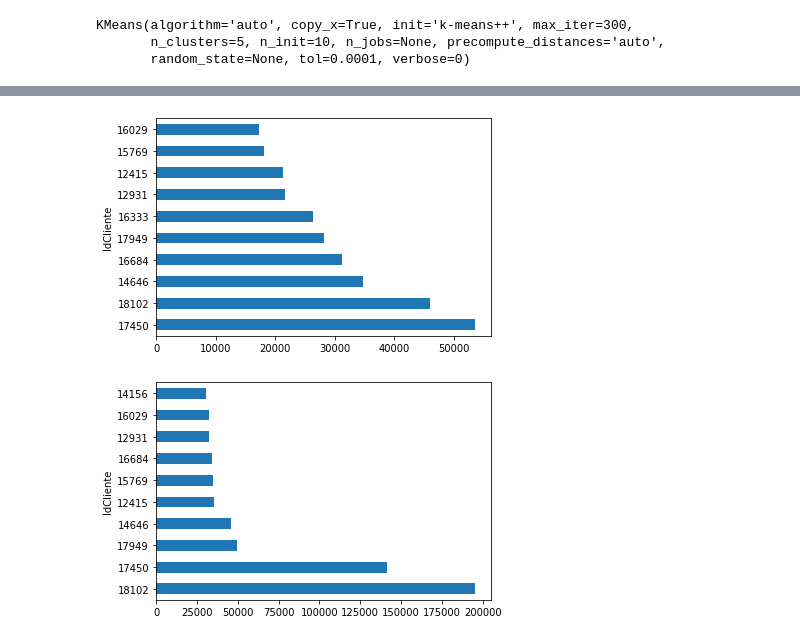
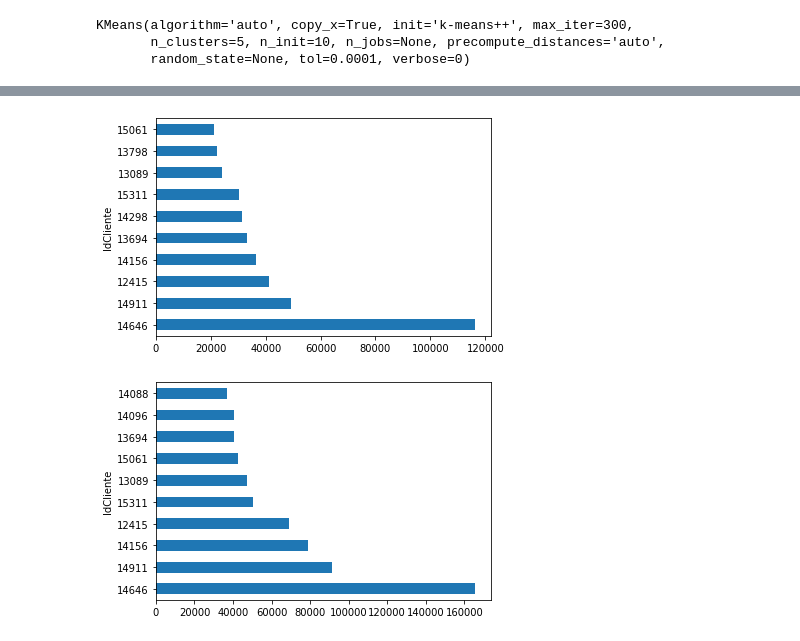
Before and after one commit to joaovictordds/Segmentacao_de_clientes, a Jupyter notebook: modelos_clusters.ipynb, the cells around one changed output, grey strips where cells are left out. Drawn from its saved outputs; the diff is of its cells as text; code cells hidden in the pictures.

```diff
--- a/modelos_clusters.ipynb
+++ b/modelos_clusters.ipynb
@@ -324,6 +291,6 @@ array([[5.36365e+05, 6.00000e+00, 1.78500e+04, ..., 1.53000e+01,
 # %%
 # Escalonando os dados
 sc = StandardScaler()
-modelo2m = sc.fit_transform(modelo2m)
-modelo2m
+modelo3m = sc.fit_transform(modelo3m)
+modelo3m
 # %% [output]
@@ -351,7 +312,7 @@ for k in ks:
     model = KMeans(n_clusters= k)
 
     # Fitando os dados no modelo
-    model.fit(modelo2m)
+    model.fit(modelo3m)
 
     # Adicionado os resultados da inertia na sua lista
     inertia.append(model.inertia_)
@@ -368,13 +329,13 @@ plt.show()
 # %%
 #Criando um modelo
 modelo = KMeans(n_clusters=5)
-modelo.fit(modelo2m)
+modelo.fit(modelo3m)
 # %% [output]
 KMeans(algorithm='auto', copy_x=True, init='k-means++', max_iter=300,
        n_clusters=5, n_init=10, n_jobs=None, precompute_distances='auto',
        random_state=None, tol=0.0001, verbose=0)
 # %%
 # Adicionando os clusters na tabela de clientes
-modelo2['Categoria'] = modelo.predict(modelo2m)
-modelo2.head()
+dados2['Categoria'] = modelo.predict(modelo3m)
+dados2.head()
 # %% [output]
@@ -421,8 +373,8 @@ Name: Categoria, dtype: int64
 # %%
-dados[dados['Categoria'] == 4].groupby('IdCliente')['Qtde'].sum().sort_values(ascending=False).head(10).plot(kind='barh');
+dados2[dados2['Categoria'] == 4].groupby('IdCliente')['Qtde'].sum().sort_values(ascending=False).head(10).plot(kind='barh');
 # %% [output]
-[figure, old version]
+[figure, new version]
 # %%
-dados[dados['Categoria'] == 4].groupby('IdCliente')['ValorTotal'].sum().sort_values(ascending=False).head(10).plot(kind='barh');
+dados2[dados2['Categoria'] == 4].groupby('IdCliente')['ValorTotal'].sum().sort_values(ascending=False).head(10).plot(kind='barh');
 # %% [output]
-[figure, old version]
+[figure, new version]
```
Also changed, not shown: parts of 33 cells of this notebook.
